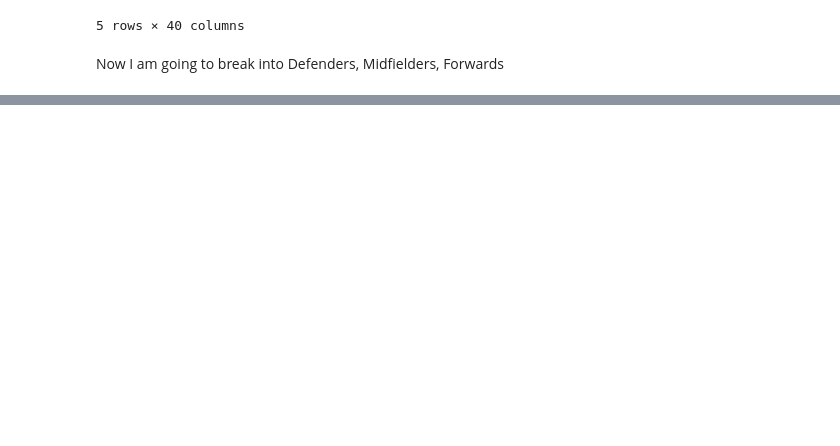
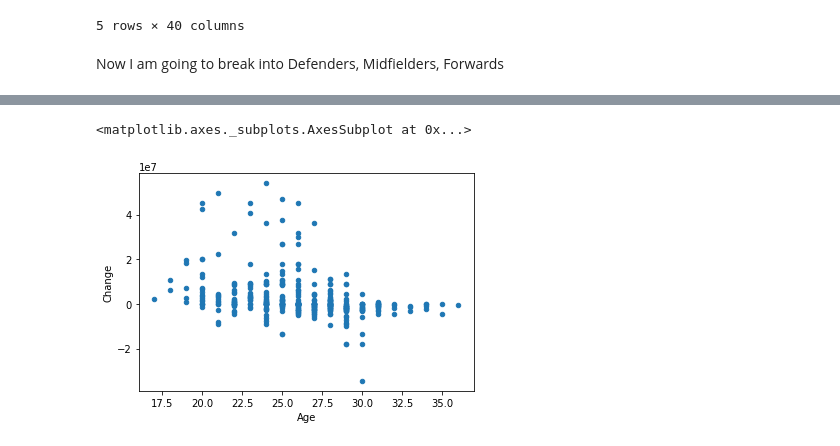
Before and after one commit to Femi-Ogunkola/EPL, a Jupyter notebook: EPL Data Analysis.ipynb, the cells around one changed output, grey strips where cells are left out. Cells and saved outputs as stored; diff of their text form; code cells hidden in the pictures; blank space fills up the shorter version.

```diff
--- a/EPL Data Analysis.ipynb
+++ b/EPL Data Analysis.ipynb
@@ -168,0 +160,9 @@ grouped.first()
+# %%
+def Goal_involvement_per_minute (df):
+    df_column = 100*(df["Goals"]+df['Assists'])/df["Minutes"]
+    return df_column
+# %%
+GIPM = Goal_involvement_per_minute(fwd)
+# %%
+fwd = fwd.assign(GIPM = GIPM)
+fwd.head()
@@ -168,0 +177,5 @@ grouped.first()
+# %%
+fwd.plot.scatter(x='Age', y='Change')
+# %% [output]
+<matplotlib.axes._subplots.AxesSubplot at 0x...>
+[figure, added]
```
Also changed, not shown: parts of 14 cells of this notebook.
